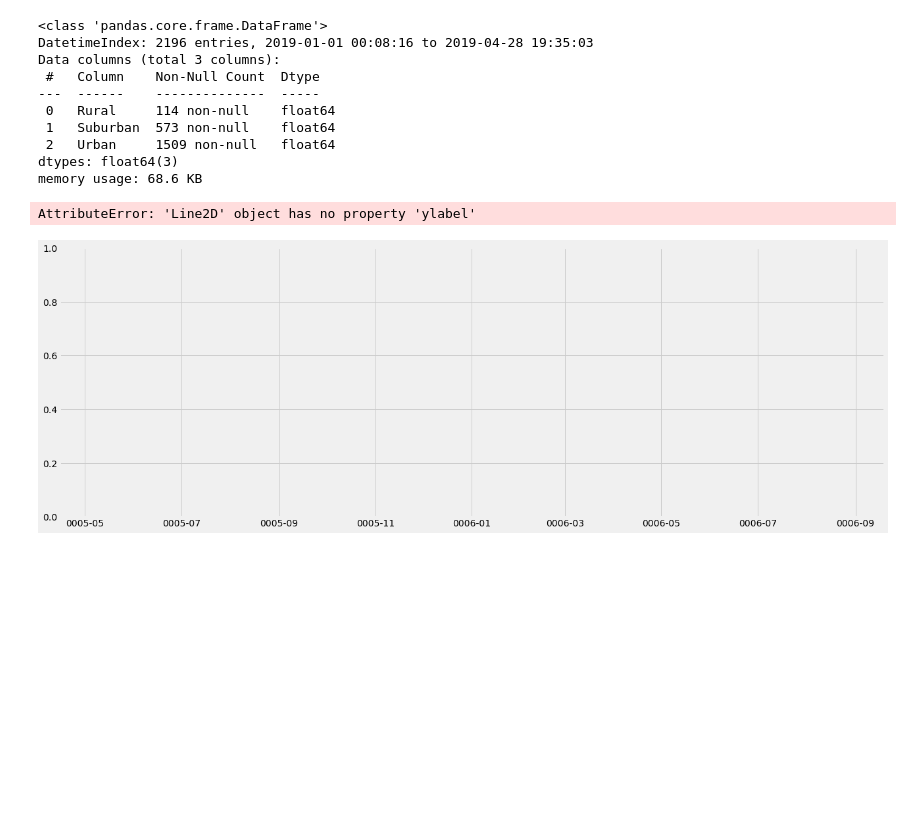
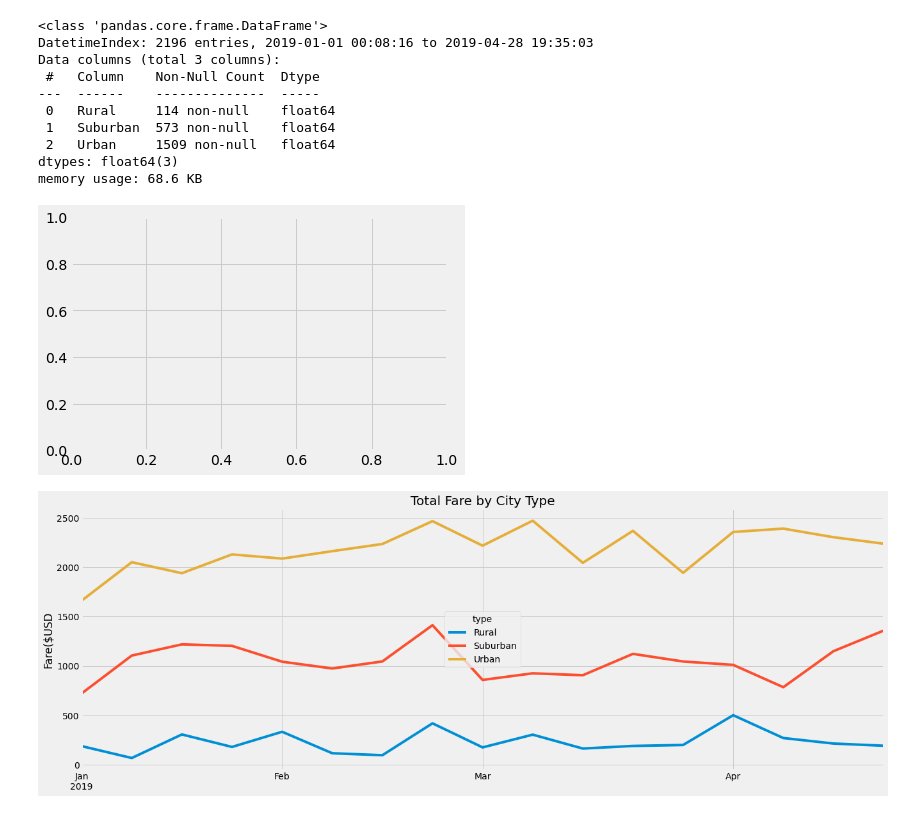
Before and after one commit to pat-tsai/PyBer_Analysis, a Jupyter notebook: PyBer_Challenge.ipynb, the cells around one changed output. Cells and saved outputs as stored; diff of their text form; code cells hidden in the pictures; blank space fills up the shorter version.

Commit message:
added fare by city graph

```diff
--- a/PyBer_Challenge.ipynb
+++ b/PyBer_Challenge.ipynb
@@ -194,7 +194,7 @@ jan_to_april_2019
 jan_to_april_2019.index = pd.to_datetime(jan_to_april_2019.index)
 # %%
 # 14. Check that the datatype for the index is datetime using df.info()
-jan_to_april_2019.index
+jan_to_april_2019.index.name = None
 jan_to_april_2019.info()
 # %% [output]
 <class 'pandas.core.frame.DataFrame'>
@@ -214,18 +214,20 @@ jan_to_april_2019_by_week = jan_to_april_2019.resample('w').sum()
 #x_values = jan_to_april_2019_by_week.index
 # %%
 # 16. Using the object-oriented interface method, plot the resample DataFrame using the df.plot() function.
-jan_to_april_2019_by_week.plot(figsize=(20,7), ylabel=('Fare($USD)'), xlabel=None)
+fig , ax = plt.subplots()
+
+ax = jan_to_april_2019_by_week.plot(figsize=(20,7), title=('Total Fare by City Type'))
+ax.set_ylabel('Fare($USD')
 
 
 # Import the style from Matplotlib.
 from matplotlib import style
 # Use the graph style fivethirtyeight.
 style.use('fivethirtyeight')
-plt.title('Total Fare by City Type')
 
 
 plt.savefig("analysis/PyBer_fare_summary.png")
-plt.show()
+#plt.show()
 # %% [output]
-AttributeError: 'Line2D' object has no property 'ylabel'
-[figure, old version]
+[figure, new version]
+[figure, added]
```
Also changed, not shown: 1 other file.
